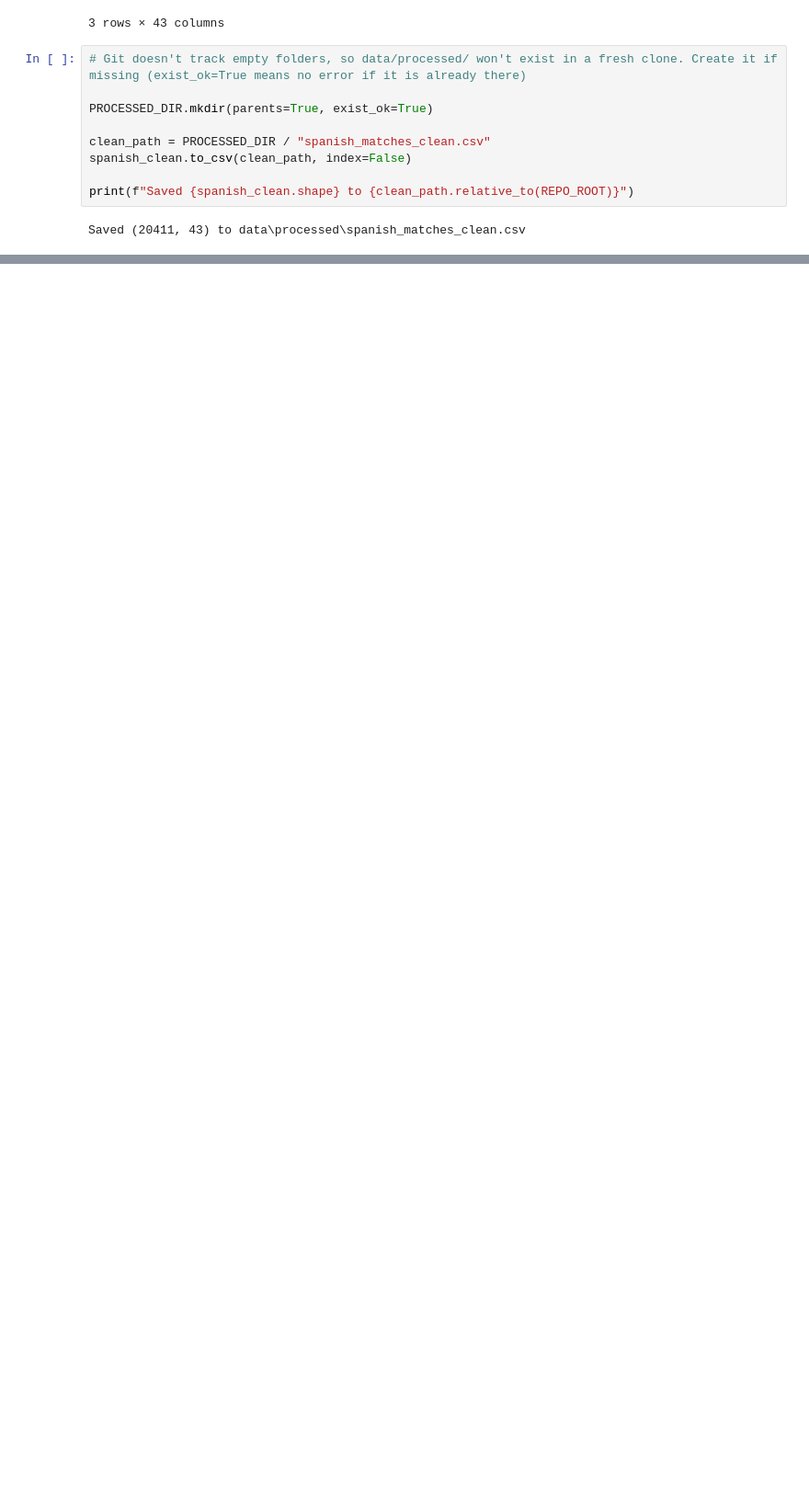
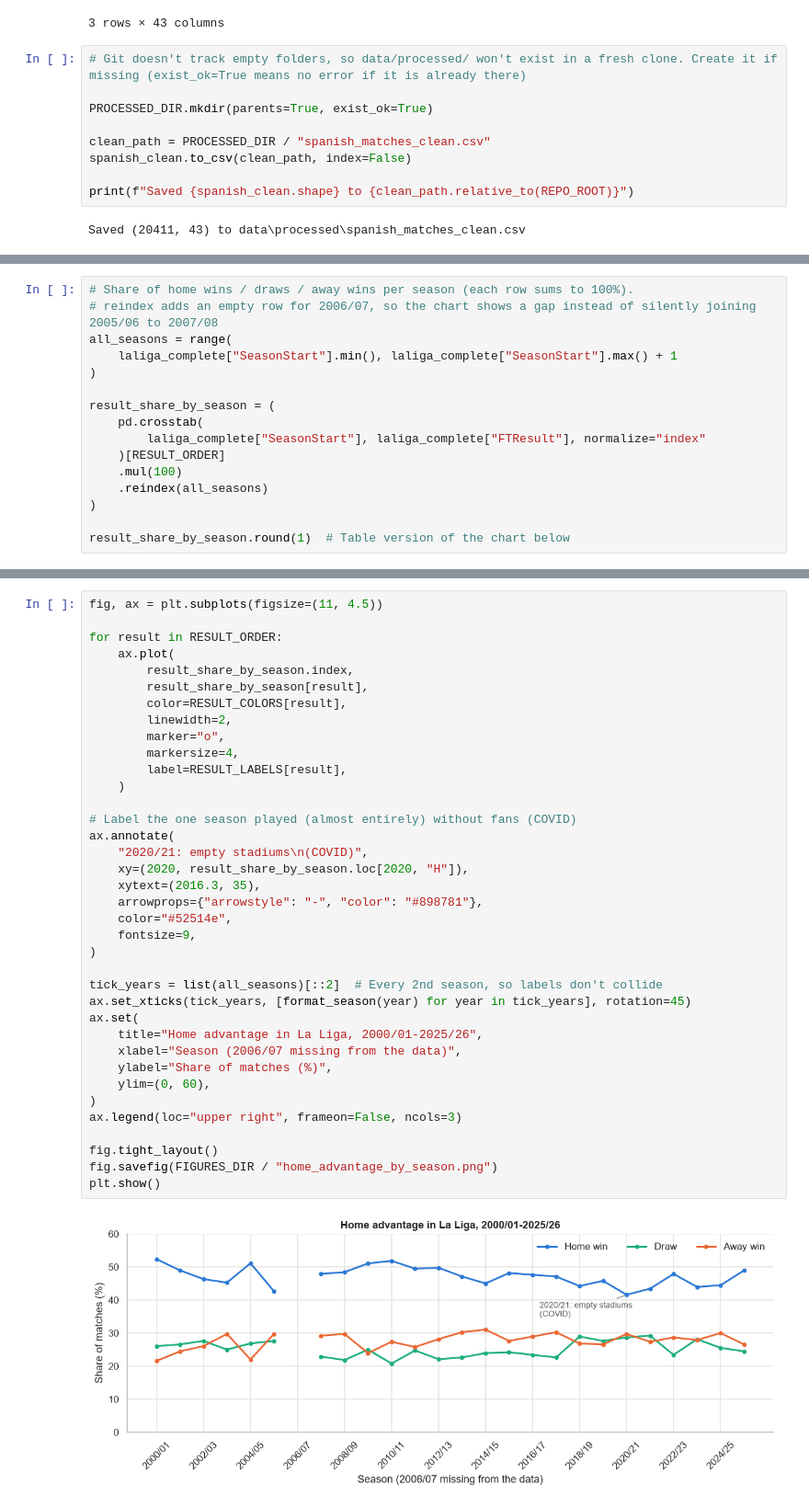
Before and after one commit to idoberk/laliga-match-prediction, a Jupyter notebook: notebooks/laliga_match_prediction.ipynb, the cells around one changed output, grey strips where cells are left out. Shown at 92% size. Saved outputs shown, nothing was run; the diff lists cells and outputs as text; blank space fills up the shorter version.

Commit message:
Add chart style, result palette and home-advantage EDA chart

```diff
--- a/notebooks/laliga_match_prediction.ipynb
+++ b/notebooks/laliga_match_prediction.ipynb
@@ -509,0 +551,16 @@ Saved (20411, 43) to data\processed\spanish_matches_clean.csv
+# %%
+# Share of home wins / draws / away wins per season (each row sums to 100%).
+# reindex adds an empty row for 2006/07, so the chart shows a gap instead of silently joining 2005/06 to 2007/08
+all_seasons = range(
+    laliga_complete["SeasonStart"].min(), laliga_complete["SeasonStart"].max() + 1
+)
+
+result_share_by_season = (
+    pd.crosstab(
+        laliga_complete["SeasonStart"], laliga_complete["FTResult"], normalize="index"
+    )[RESULT_ORDER]
+    .mul(100)
+    .reindex(all_seasons)
+)
+
+result_share_by_season.round(1)  # Table version of the chart below
@@ -509,0 +586,39 @@ Saved (20411, 43) to data\processed\spanish_matches_clean.csv
+# %%
+fig, ax = plt.subplots(figsize=(11, 4.5))
+
+for result in RESULT_ORDER:
+    ax.plot(
+        result_share_by_season.index,
+        result_share_by_season[result],
+        color=RESULT_COLORS[result],
+        linewidth=2,
+        marker="o",
+        markersize=4,
+        label=RESULT_LABELS[result],
+    )
+
+# Label the one season played (almost entirely) without fans (COVID)
+ax.annotate(
+    "2020/21: empty stadiums\n(COVID)",
+    xy=(2020, result_share_by_season.loc[2020, "H"]),
+    xytext=(2016.3, 35),
+    arrowprops={"arrowstyle": "-", "color": "#898781"},
+    color="#52514e",
+    fontsize=9,
+)
+
+tick_years = list(all_seasons)[::2]  # Every 2nd season, so labels don't collide
+ax.set_xticks(tick_years, [format_season(year) for year in tick_years], rotation=45)
+ax.set(
+    title="Home advantage in La Liga, 2000/01-2025/26",
+    xlabel="Season (2006/07 missing from the data)",
+    ylabel="Share of matches (%)",
+    ylim=(0, 60),
+)
+ax.legend(loc="upper right", frameon=False, ncols=3)
+
+fig.tight_layout()
+fig.savefig(FIGURES_DIR / "home_advantage_by_season.png")
+plt.show()
+# %% [output]
+[figure, added]
```
Also changed, not shown: parts of 7 cells of this notebook, 2 other files.
